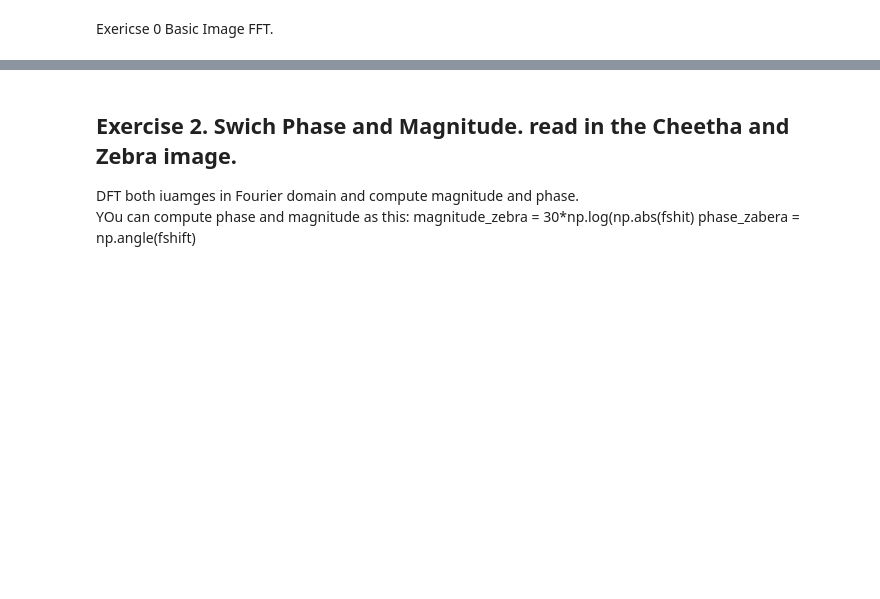
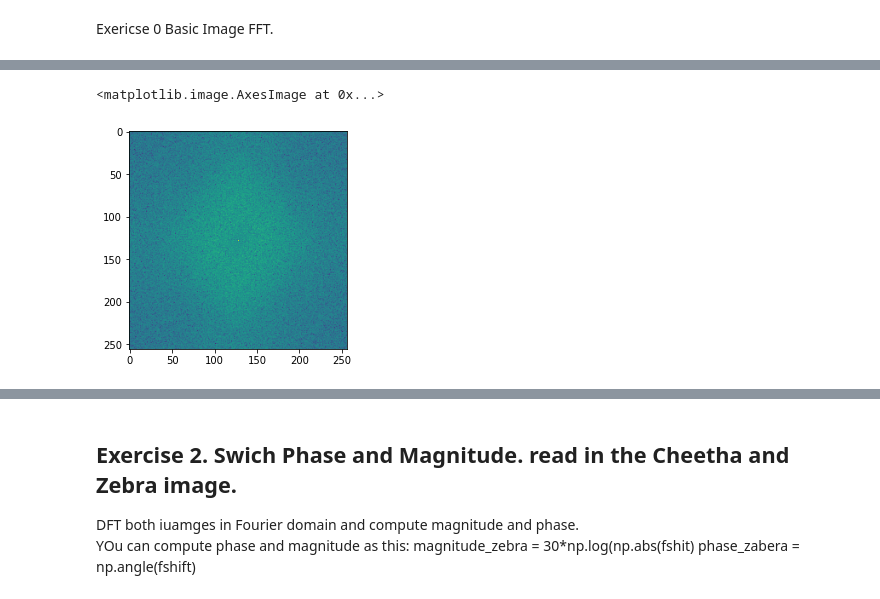
Before and after one commit to twyunting/CSC-676_Computer-Vision, a Jupyter notebook: labs/wk7/Copy of Lecture10_Exercises.ipynb, the cells around one changed output, grey strips where cells are left out. Saved outputs shown, nothing was run; the diff lists cells and outputs as text; code cells hidden in the pictures; blank space fills up the shorter version.

```diff
--- a/labs/wk7/Copy of Lecture10_Exercises.ipynb
+++ b/labs/wk7/Copy of Lecture10_Exercises.ipynb
@@ -16,8 +28,14 @@ Z = np.random.random((256,256))   # Test data
 # %%
 # compute the Fast Fourier Transform, finish the code below
 f = np.fft.fft2(random_img)  # convert into Fourier spectrum
 fshift = np.fft.fftshift(f)  # shifting the origin to 0
 magnitude_spectrum = 20*np.log(np.abs(fshift))
+
+plt.figure()
+plt.imshow(magnitude_spectrum)
+# %% [output]
+<matplotlib.image.AxesImage at 0x...>
+[figure, added]
 # %%
 # display the original image and FFT
 plt.subplot(121),plt.imshow(random_img, cmap = 'gray')
```
Also changed, not shown: parts of 16 cells of this notebook, 9 other files.
